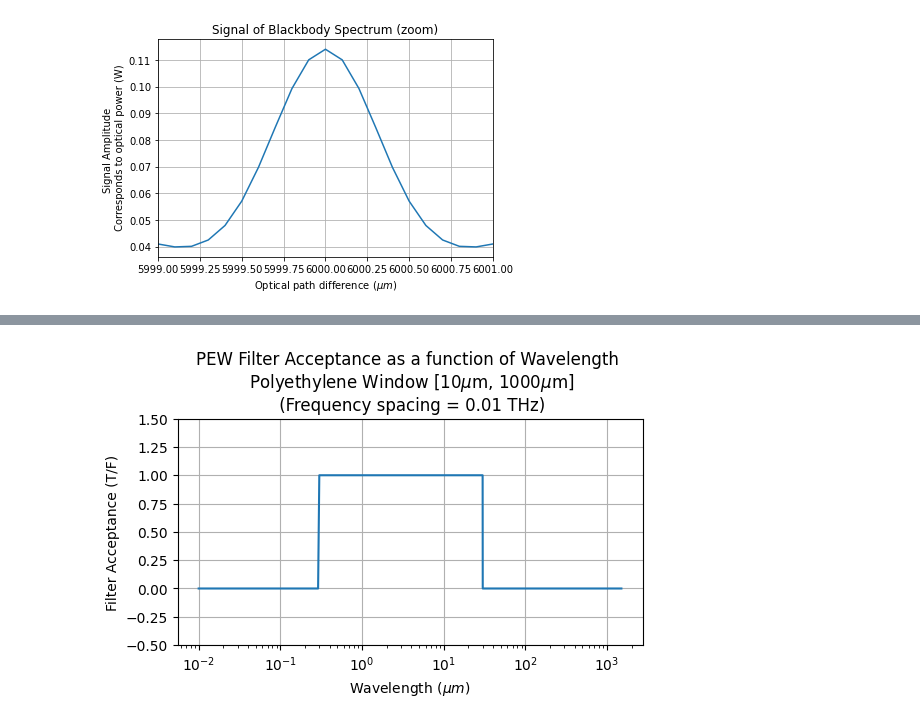
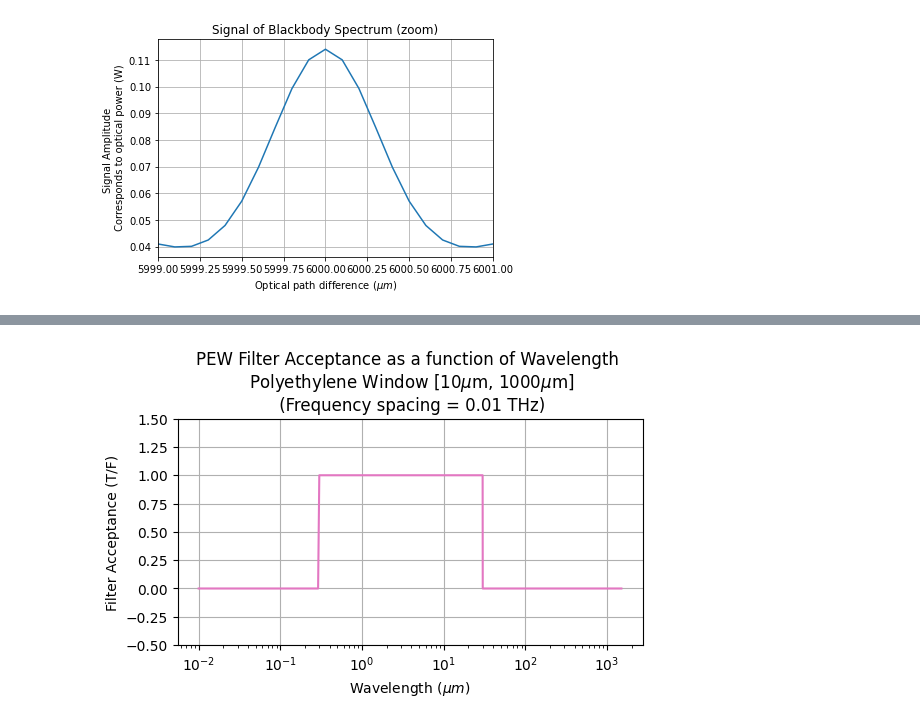
Before and after one commit to nkurinsky/THz-FTS, a Jupyter notebook: python/Notebooks/BBspectrum_FTS_(arbitrary_FrequencyList).ipynb, the cells around one changed output, grey strips where cells are left out. Cells and saved outputs as stored; diff of their text form; code cells hidden in the pictures.

```diff
--- a/python/Notebooks/BBspectrum_FTS_(arbitrary_FrequencyList).ipynb
+++ b/python/Notebooks/BBspectrum_FTS_(arbitrary_FrequencyList).ipynb
@@ -249,15 +240,15 @@ plt.show()
 # %%
 fig = plt.figure(figsize=(6, 3), dpi=100)
 
-plt.plot(frequencies, filter_val)
+plt.plot(frequencies, filter_val, Color = 'C6')
 plt.xscale('log')
 plt.grid(True)
 plt.ylim(-0.5, 1.5)
 plt.xscale('log')
 title = "PEW Filter Acceptance as a function of Wavelength \n Polyethylene Window [10$\mu$m, 1000$\mu$m] \n (Frequency spacing = "+ str(round(frequency_slice_size,2)) + " THz)"
 plt.title(title)
 plt.xlabel("Wavelength ($\mu m$)")
 plt.ylabel("Filter Acceptance (T/F)")
 plt.show()
 # %% [output]
-[figure, old version]
+[figure, new version]
```
Also changed, not shown: parts of 5 cells of this notebook.
